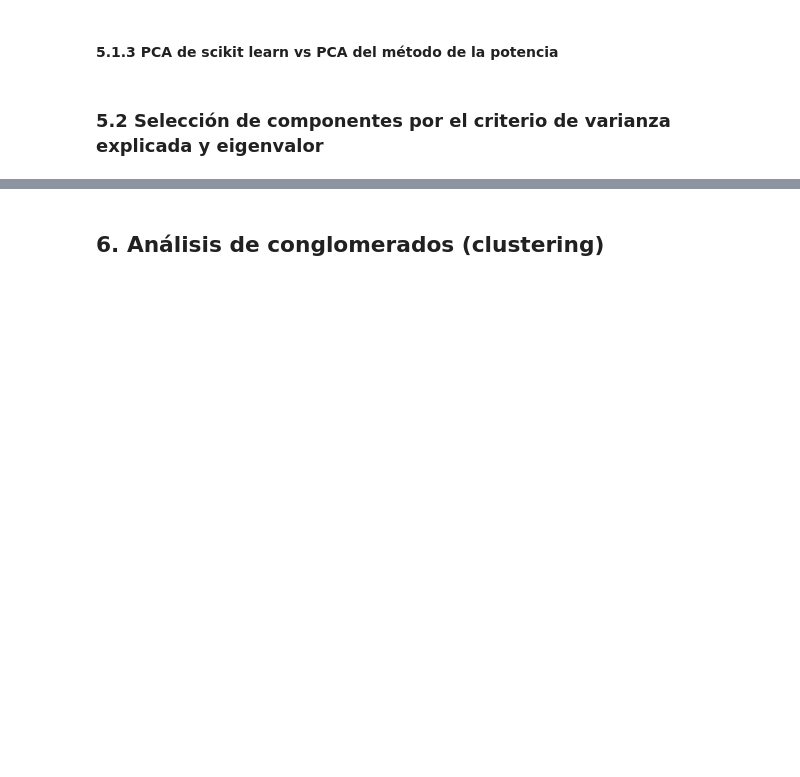
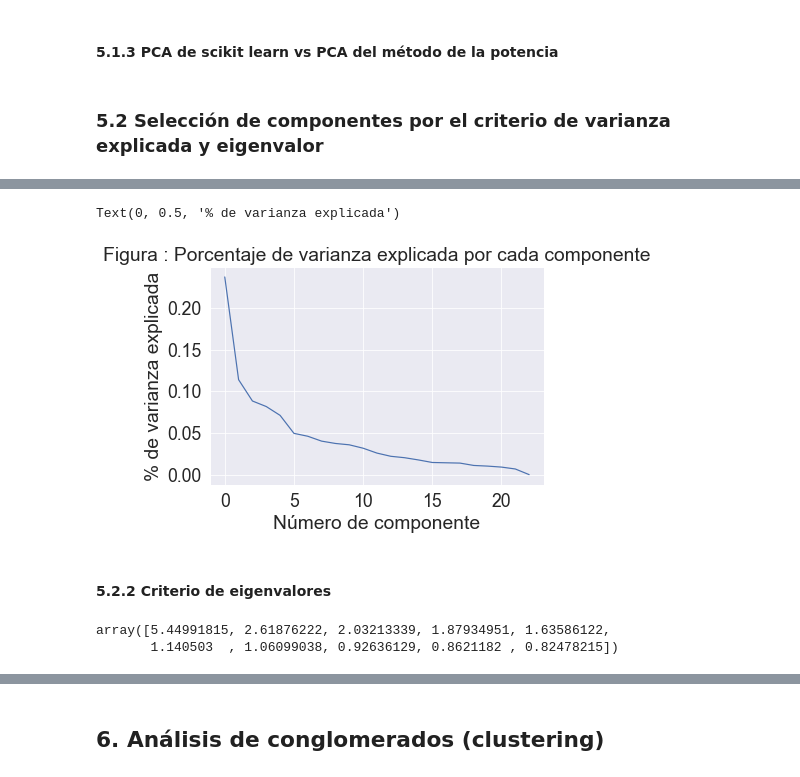
Before and after one commit to rafaelortegar/PCA-nutricion, a Jupyter notebook: results/reporte_final.ipynb, the cells around one changed output, grey strips where cells are left out. Drawn from its saved outputs; the diff is of its cells as text; code cells hidden in the pictures; blank space fills up the shorter version.

Commit message:
interpretacion y resultados de componentes

```diff
--- a/results/reporte_final.ipynb
+++ b/results/reporte_final.ipynb
@@ -481,0 +509,17 @@ En el notebook de [PCA_from_sklearn.ipynb](https://github.com/123972/PCA-nutrici
+# %%
+#Se obtiene la gráfica del porcentaje de varianza explicada
+plt.plot(var_exp_ratio)
+plt.title("Figura : Porcentaje de varianza explicada por cada componente")
+plt.xlabel("Número de componente")
+plt.ylabel("% de varianza explicada")
+# %% [output]
+Text(0, 0.5, '% de varianza explicada')
+[figure, added]
+# %% [markdown]
+#### 5.2.2 Criterio de eigenvalores
+# %%
+##Se obtienen los eigenvalores
+eigenvalues
+# %% [output]
+array([5.44991815, 2.61876222, 2.03213339, 1.87934951, 1.63586122,
+       1.140503  , 1.06099038, 0.92636129, 0.8621182 , 0.82478215])
```
Also changed, not shown: parts of 24 cells of this notebook.
